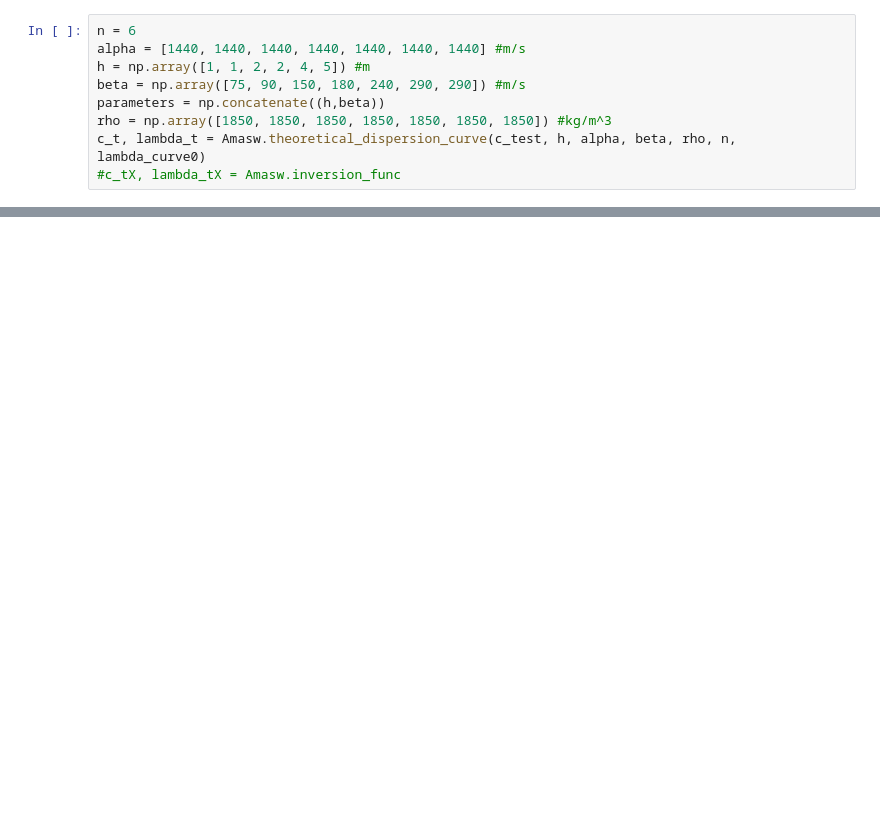
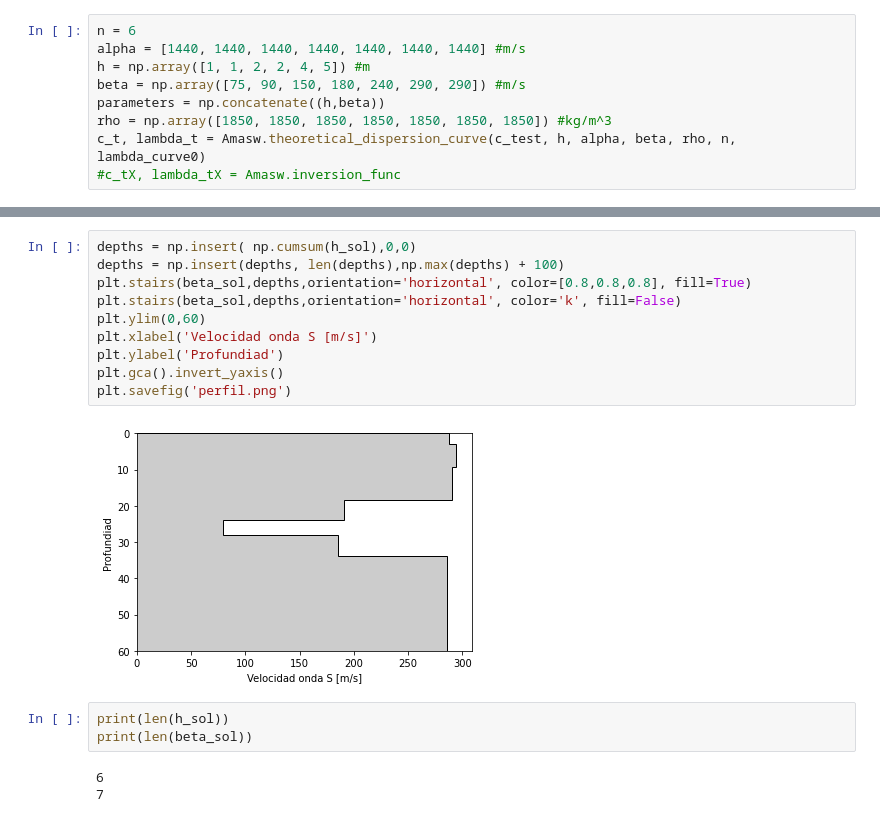
Before and after one commit to ladominguez/dual_annealing, a Jupyter notebook: inversion.ipynb, the cells around one changed output, grey strips where cells are left out. Saved outputs shown, nothing was run; the diff lists cells and outputs as text; blank space fills up the shorter version.

```diff
--- a/inversion.ipynb
+++ b/inversion.ipynb
@@ -94,0 +115,18 @@ plt.gca().invert_yaxis()
+# %%
+depths = np.insert( np.cumsum(h_sol),0,0)
+depths = np.insert(depths, len(depths),np.max(depths) + 100)
+plt.stairs(beta_sol,depths,orientation='horizontal', color=[0.8,0.8,0.8], fill=True)
+plt.stairs(beta_sol,depths,orientation='horizontal', color='k', fill=False)
+plt.ylim(0,60)
+plt.xlabel('Velocidad onda S [m/s]')
+plt.ylabel('Profundiad')
+plt.gca().invert_yaxis()
+plt.savefig('perfil.png')
+# %% [output]
+[figure, added]
+# %%
+print(len(h_sol))
+print(len(beta_sol))
+# %% [output]
+6
+7
```
Also changed, not shown: parts of 12 cells of this notebook, 3 other files.
